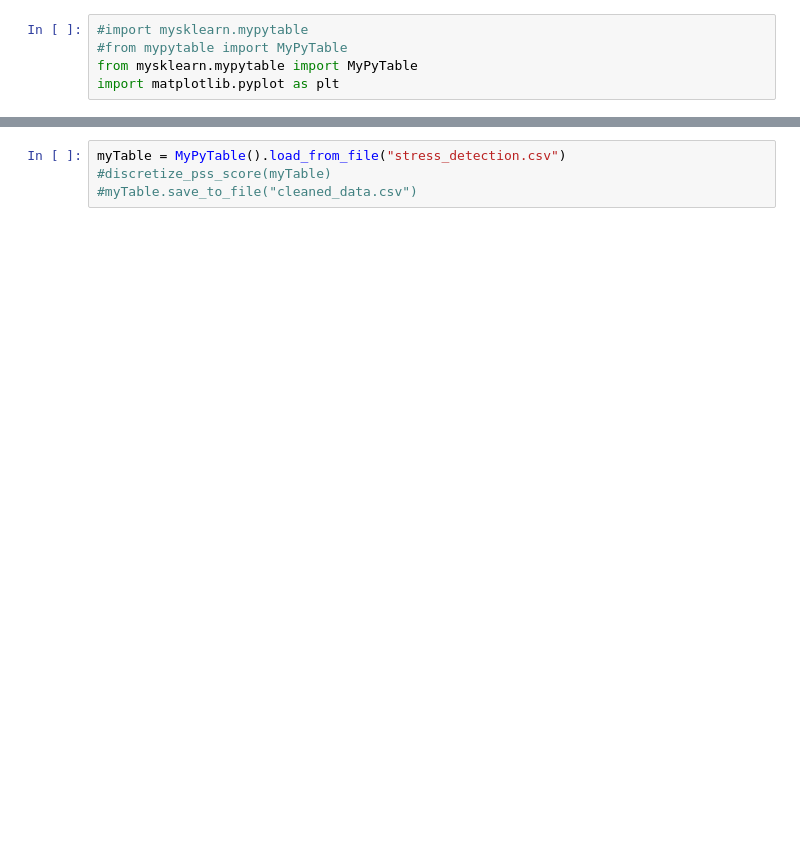
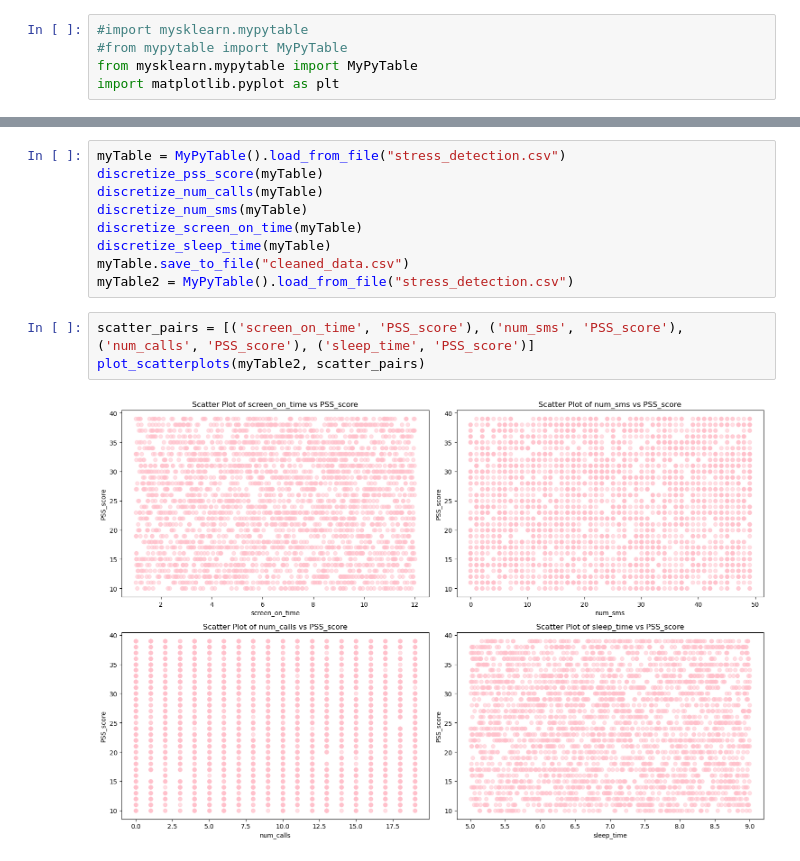
Before and after one commit to awilliams02/322-Semester-Project, a Jupyter notebook: data_cleaning.ipynb, the cells around one changed output, grey strips where cells are left out. Cells and saved outputs as stored; diff of their text form; blank space fills up the shorter version.

Commit message:
data cleaning.

```diff
--- a/data_cleaning.ipynb
+++ b/data_cleaning.ipynb
@@ -41,7 +144,17 @@ def discretize_pss_score(table, column_name="PSS_score"):
 # %%
 myTable = MyPyTable().load_from_file("stress_detection.csv")
-#discretize_pss_score(myTable)
-#myTable.save_to_file("cleaned_data.csv")
+discretize_pss_score(myTable)
+discretize_num_calls(myTable)
+discretize_num_sms(myTable)
+discretize_screen_on_time(myTable)
+discretize_sleep_time(myTable)
+myTable.save_to_file("cleaned_data.csv")
+myTable2 = MyPyTable().load_from_file("stress_detection.csv")
+# %%
+scatter_pairs = [('screen_on_time', 'PSS_score'), ('num_sms', 'PSS_score'), ('num_calls', 'PSS_score'), ('sleep_time', 'PSS_score')]
+plot_scatterplots(myTable2, scatter_pairs)
+# %% [output]
+[figure, added]
 # %%
 # Define pairs of attributes for scatter plots
 #scatter_pairs = [('PSS_score', 'screen_on_time'), ('PSS_score', 'sleep_duration'), ('PSS_score', 'wake_time'), ('PSS_score', 'sleep_time')]
```
Also changed, not shown: parts of 2 cells of this notebook.
